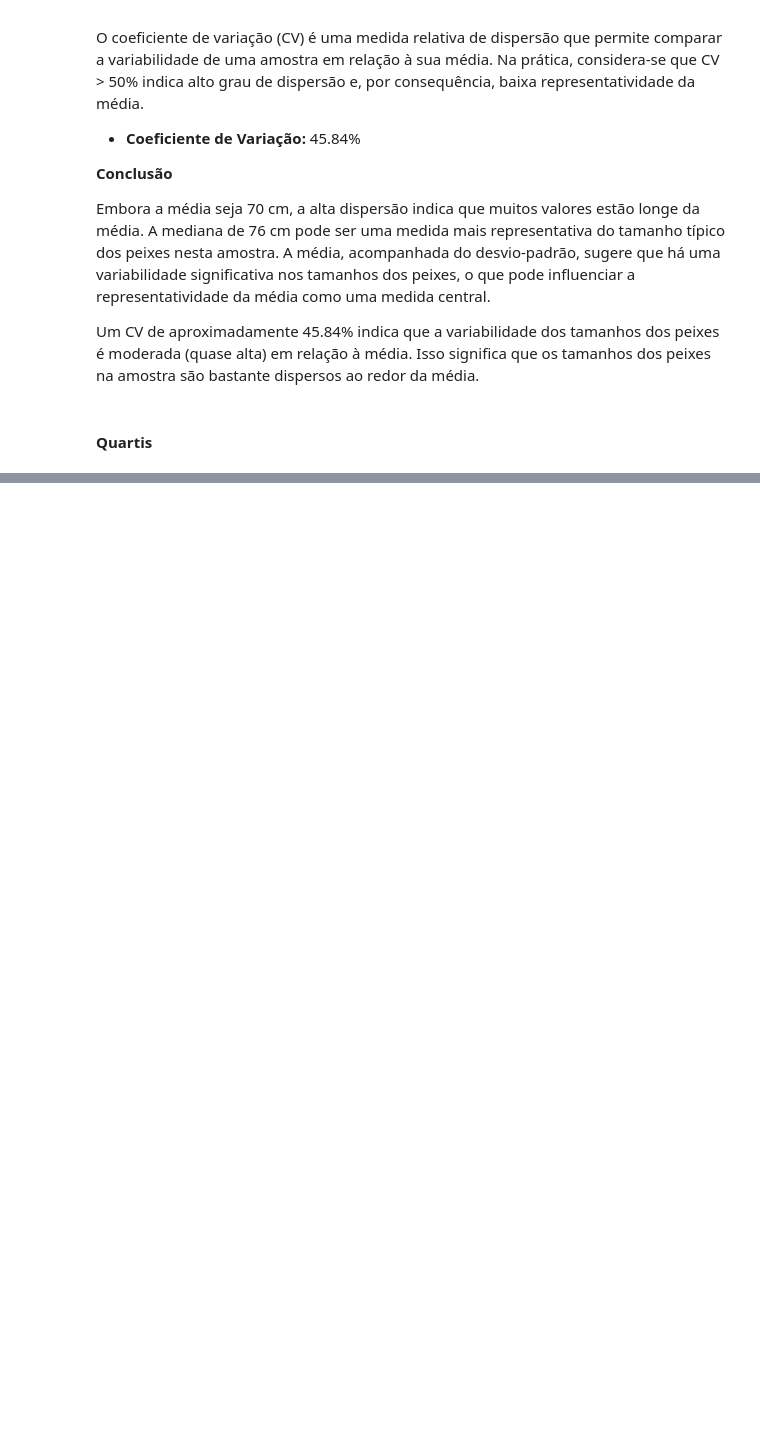
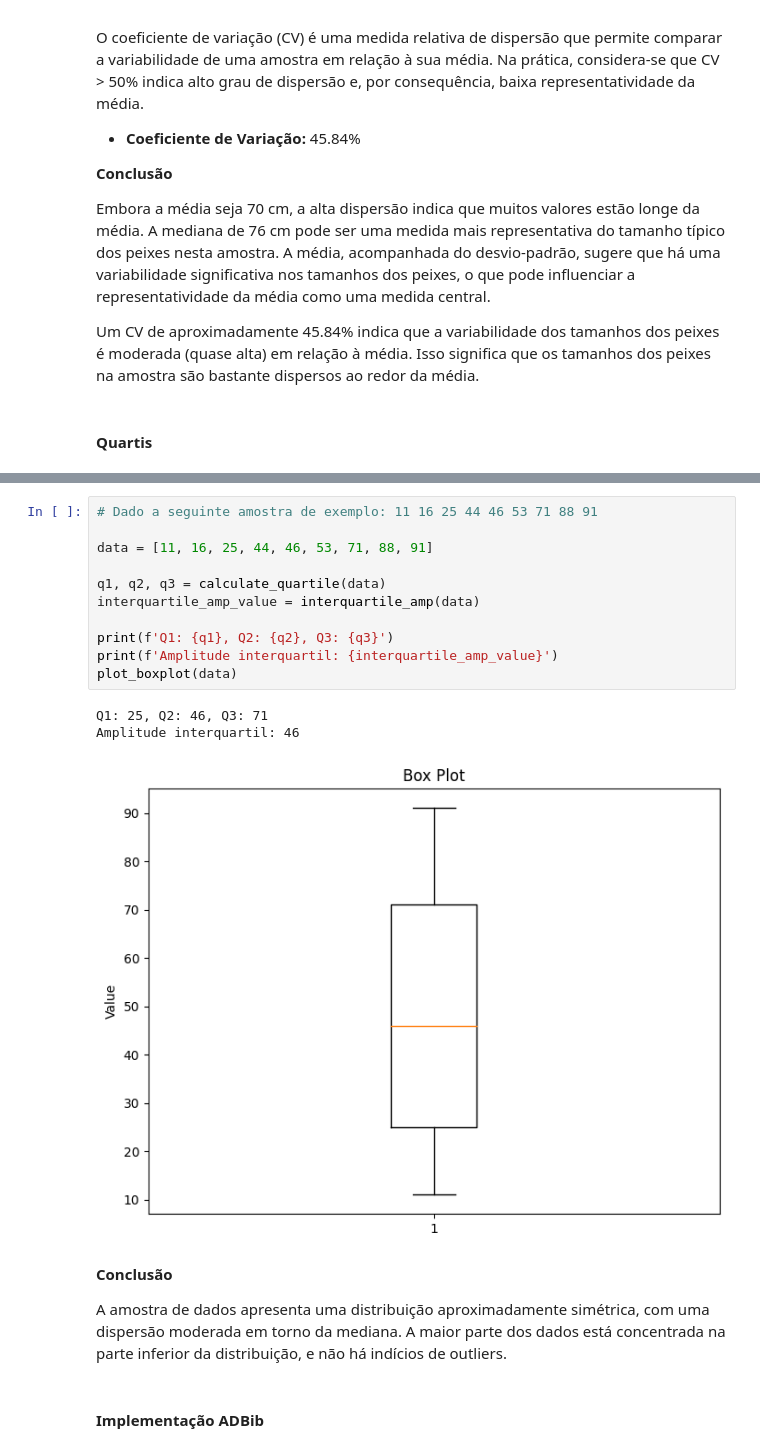
Before and after one commit to felipefraxe/ADBib, a Jupyter notebook: main.ipynb, the cells around one changed output, grey strips where cells are left out. Cells and saved outputs as stored; diff of their text form; blank space fills up the shorter version.

Commit message:
Adicao dos exemplos e exercicios relacionados com quartis e a implementacao da funcao de medidas de dispersao estudadas

```diff
--- a/main.ipynb
+++ b/main.ipynb
@@ -504,0 +509,21 @@ Um CV de aproximadamente 45.84% indica que a variabilidade dos tamanhos dos peix
+# %%
+# Dado a seguinte amostra de exemplo: 11 16 25 44 46 53 71 88 91
+
+data = [11, 16, 25, 44, 46, 53, 71, 88, 91]
+
+q1, q2, q3 = calculate_quartile(data)
+interquartile_amp_value = interquartile_amp(data)
+
+print(f'Q1: {q1}, Q2: {q2}, Q3: {q3}')
+print(f'Amplitude interquartil: {interquartile_amp_value}')
+plot_boxplot(data)
+# %% [output]
+Q1: 25, Q2: 46, Q3: 71
+Amplitude interquartil: 46
+[figure, added]
+# %% [markdown]
+**Conclusão**
+
+A amostra de dados apresenta uma distribuição aproximadamente simétrica, com uma dispersão moderada em torno da mediana. A maior parte dos dados está concentrada na parte inferior da distribuição, e não há indícios de outliers.
+# %% [markdown]
+#### Implementação ADBib
```
Also changed, not shown: parts of 19 cells of this notebook, 2 other files.
